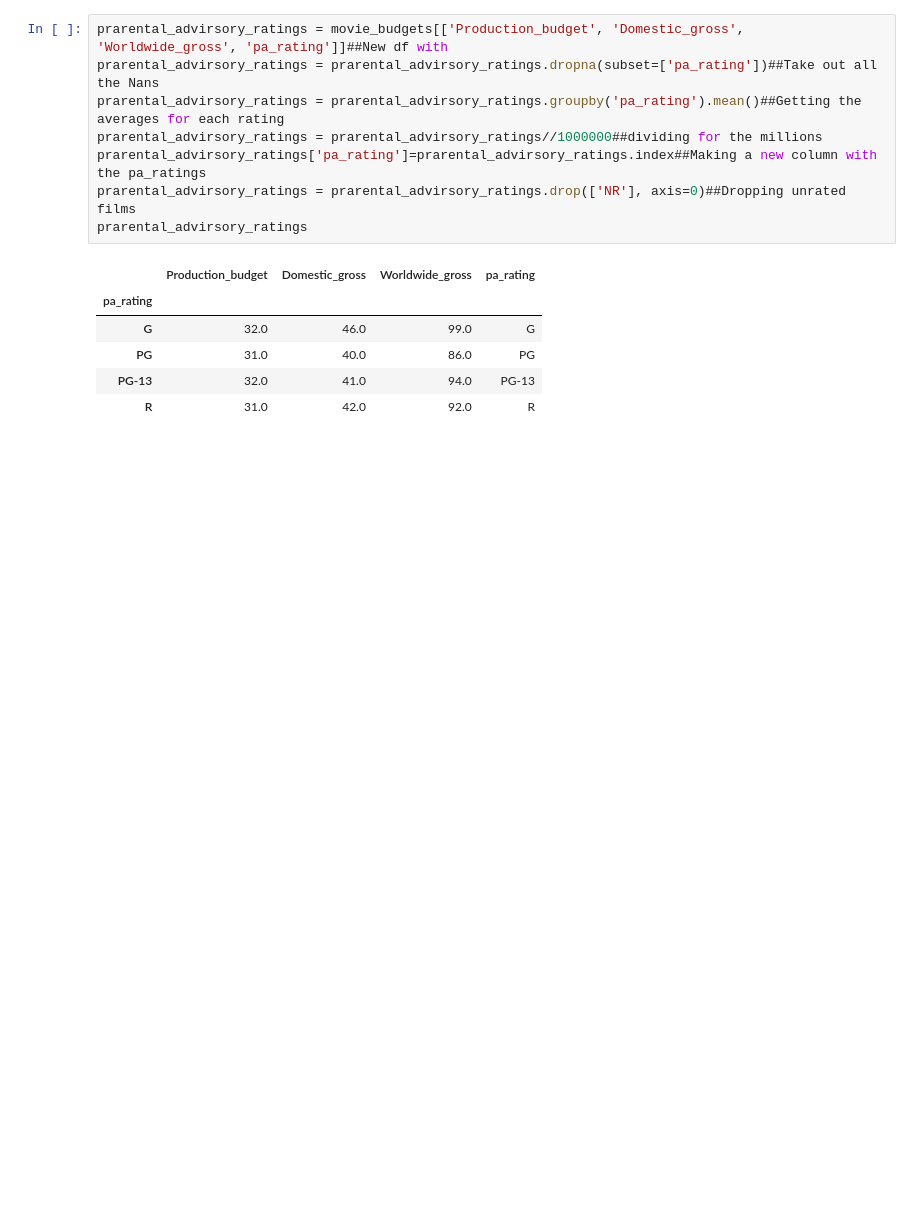
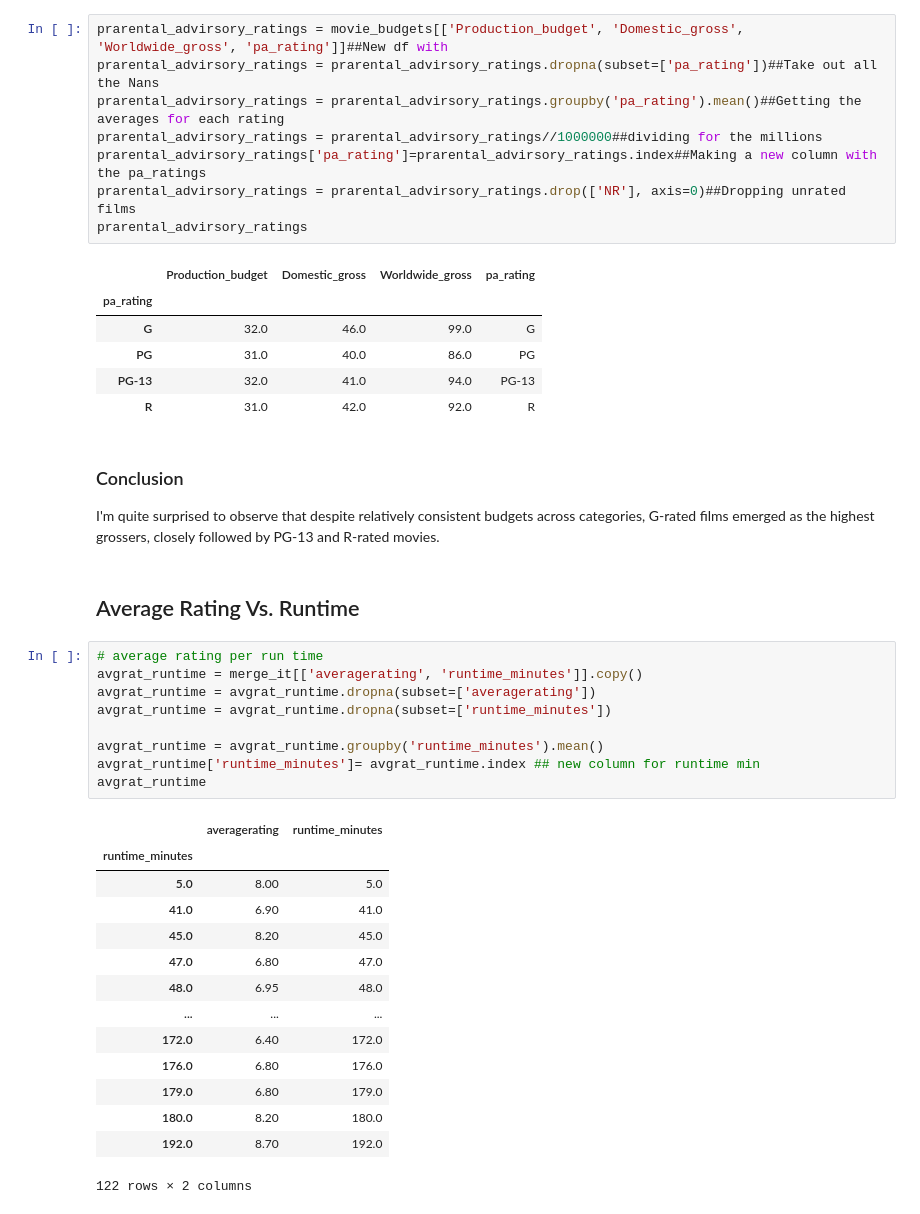
Before and after one commit to KMalinga/dsc-phase-1-project-v2-4, a Jupyter notebook: student.ipynb, the cells around one changed output. Drawn from its saved outputs; the diff is of its cells as text; blank space fills up the shorter version.

```diff
--- a/student.ipynb
+++ b/student.ipynb
@@ -657,3 +657,32 @@ prarental_advirsory_ratings
 | PG | 31.0 | 40.0 | 86.0 | PG |
 | PG-13 | 32.0 | 41.0 | 94.0 | PG-13 |
 | R | 31.0 | 42.0 | 92.0 | R |
+# %% [markdown]
+### Conclusion
+I'm quite surprised to observe that despite relatively consistent budgets across categories, G-rated films emerged as the highest grossers, closely followed by PG-13 and R-rated movies.
+# %% [markdown]
+## Average Rating Vs. Runtime
+# %%
+# average rating per run time
+avgrat_runtime = merge_it[['averagerating', 'runtime_minutes']].copy()
+avgrat_runtime = avgrat_runtime.dropna(subset=['averagerating'])
+avgrat_runtime = avgrat_runtime.dropna(subset=['runtime_minutes'])
+
+avgrat_runtime = avgrat_runtime.groupby('runtime_minutes').mean()
+avgrat_runtime['runtime_minutes']= avgrat_runtime.index ## new column for runtime min
+avgrat_runtime
+# %% [output]
+|  | averagerating | runtime_minutes |
+| runtime_minutes |  |  |
+| 5.0 | 8.00 | 5.0 |
+| 41.0 | 6.90 | 41.0 |
+| 45.0 | 8.20 | 45.0 |
+| 47.0 | 6.80 | 47.0 |
+| 48.0 | 6.95 | 48.0 |
+| ... | ... | ... |
+| 172.0 | 6.40 | 172.0 |
+| 176.0 | 6.80 | 176.0 |
+| 179.0 | 6.80 | 179.0 |
+| 180.0 | 8.20 | 180.0 |
+| 192.0 | 8.70 | 192.0 |
+122 rows × 2 columns
```
